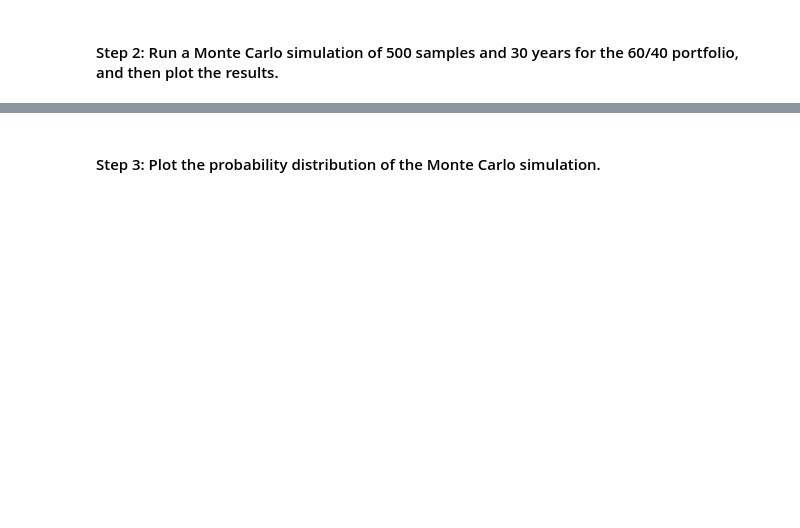
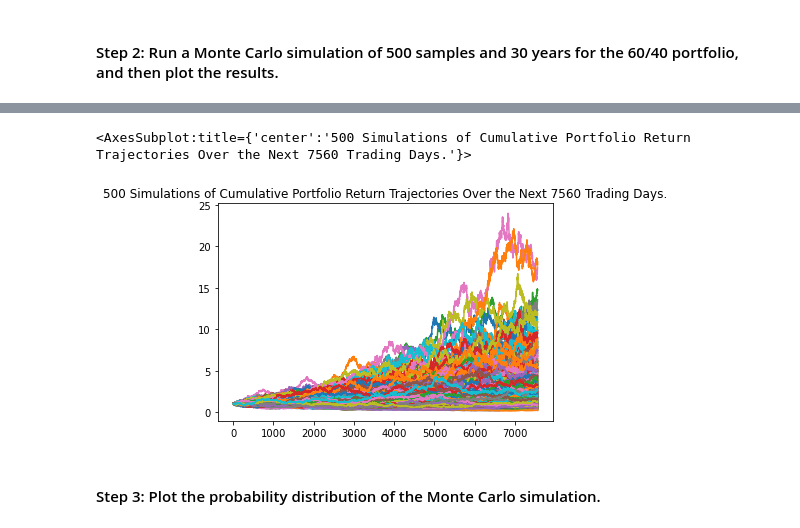
Before and after one commit to ethansilvas/financial-planning-forecaster, a Jupyter notebook: financial_planning_tools.ipynb, the cells around one changed output, grey strips where cells are left out. Cells and saved outputs as stored; diff of their text form; code cells hidden in the pictures; blank space fills up the shorter version.

Commit message:
finish 30year 60/40 mc sim

```diff
--- a/financial_planning_tools.ipynb
+++ b/financial_planning_tools.ipynb
@@ -427,22 +427,27 @@ In this section, you’ll use the MCForecastTools library to create a Monte Carl
 # %%
 # Set start and end dates of 3 years back from your current date
 # Alternatively, you can use an end date of 2020-08-07 and work 3 years back from that date
-# YOUR CODE HERE
-# YOUR CODE HERE
+three_years_start_date = pd.Timestamp('2019-11-09', tz='America/New_York').isoformat()
+three_years_end_date = pd.Timestamp('2022-11-09', tz='America/New_York').isoformat()
 # %%
 # Use the Alpaca get_bars function to make the API call to get the 3 years worth of pricing data
 # The tickers and timeframe parameters should have been set in Part 1 of this activity
 # The start and end dates should be updated with the information set above
 # Remember to add the df property to the end of the call so the response is returned as a DataFrame
-# YOUR CODE HERE
+three_years_prices_df = alpaca.get_bars(
+    tickers,
+    timeframe,
+    start=three_years_start_date,
+    end=three_years_end_date
+).df
 
 # Reorganize the DataFrame
-# Separate ticker data
-# YOUR CODE HERE
+spy_three_years = three_years_prices_df[three_years_prices_df['symbol'] == 'SPY'].drop('symbol', axis=1)
+agg_three_years = three_years_prices_df[three_years_prices_df['symbol'] == 'AGG'].drop('symbol', axis=1)
 
 # Concatenate the ticker DataFrames
-# YOUR CODE HERE
+three_years_prices_df = pd.concat([spy_three_years, agg_three_years], axis=1, keys=['SPY', 'AGG'])
 
 # Display both the first and last five rows of the DataFrame
-# YOUR CODE HERE
-# YOUR CODE HERE
+display(three_years_prices_df.head())
+display(three_years_prices_df.tail())
@@ -452,7 +474,13 @@ In this section, you’ll use the MCForecastTools library to create a Monte Carl
 # Configure the Monte Carlo simulation to forecast 30 years cumulative returns
 # The weights should be split 40% to AGG and 60% to SPY.
 # Run 500 samples.
-# YOUR CODE HERE
+mc_40bonds_60stocks = MCSimulation(
+    portfolio_data=three_years_prices_df,
+    weights=[.60, .40],
+    num_simulation=500,
+    num_trading_days=252*30
+)
 
 # Review the simulation input data
-# YOUR CODE HERE
+display(mc_40bonds_60stocks.portfolio_data.head())
+display(mc_40bonds_60stocks.portfolio_data.tail())
@@ -462,7 +549,10 @@ In this section, you’ll use the MCForecastTools library to create a Monte Carl
 # %%
 # Visualize the 30-year Monte Carlo simulation by creating an
 # overlay line plot
-# YOUR CODE HERE
+mc_40bonds_60stocks.plot_simulation()
+# %% [output]
+<AxesSubplot:title={'center':'500 Simulations of Cumulative Portfolio Return Trajectories Over the Next 7560 Trading Days.'}>
+[figure, added]
 # %% [markdown]
 #### Step 3: Plot the probability distribution of the Monte Carlo simulation.
 # %%
```
Also changed, not shown: parts of 7 cells of this notebook.
